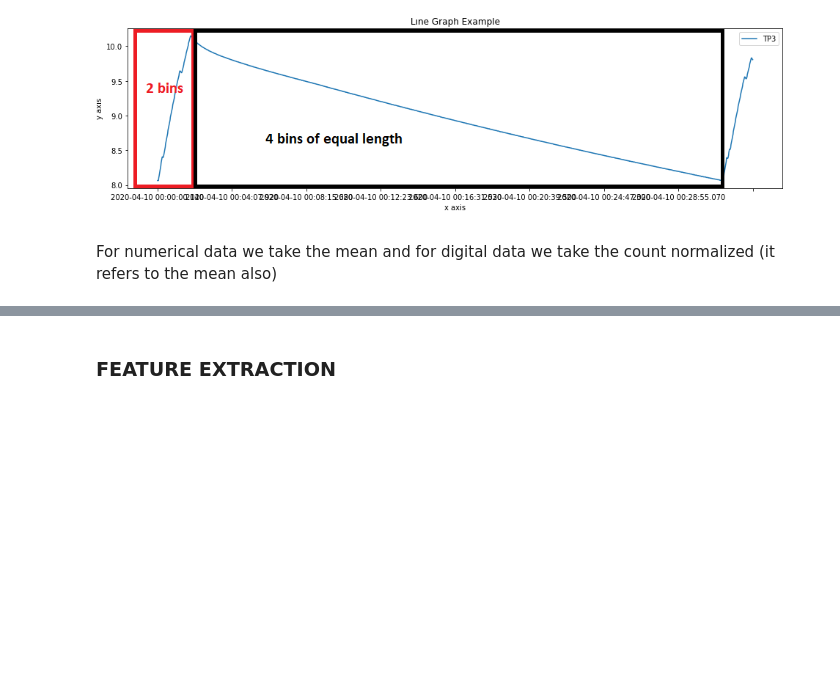
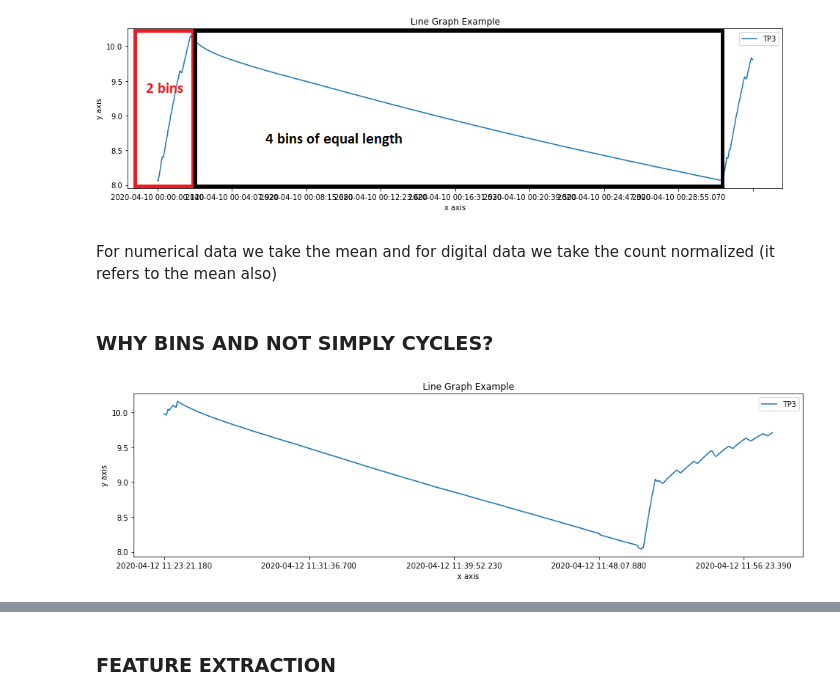
Before and after one commit to RemilYoucef/summer-school-competition, a Jupyter notebook: CompetitionSummerSchool_Youcef_REMIL.ipynb, the cells around one changed output, grey strips where cells are left out. Drawn from its saved outputs; the diff is of its cells as text; code cells hidden in the pictures; blank space fills up the shorter version.

```diff
--- a/CompetitionSummerSchool_Youcef_REMIL.ipynb
+++ b/CompetitionSummerSchool_Youcef_REMIL.ipynb
@@ -261,3 +261,14 @@ for l_indice in indices :
 
 
   f_indice = l_indice + 1
+# %% [markdown]
+### WHY BINS AND NOT SIMPLY CYCLES?
+# %%
+APU001[184900:187000].plot(x='timestamp', y='TP3',figsize = (16,4))
+plt.xlabel("x axis")
+plt.ylabel("y axis")
+plt.title("Line Graph Example")
+plt.legend()
+plt.show()
+# %% [output]
+[figure, added]
```
Also changed, not shown: parts of 2 cells of this notebook.
